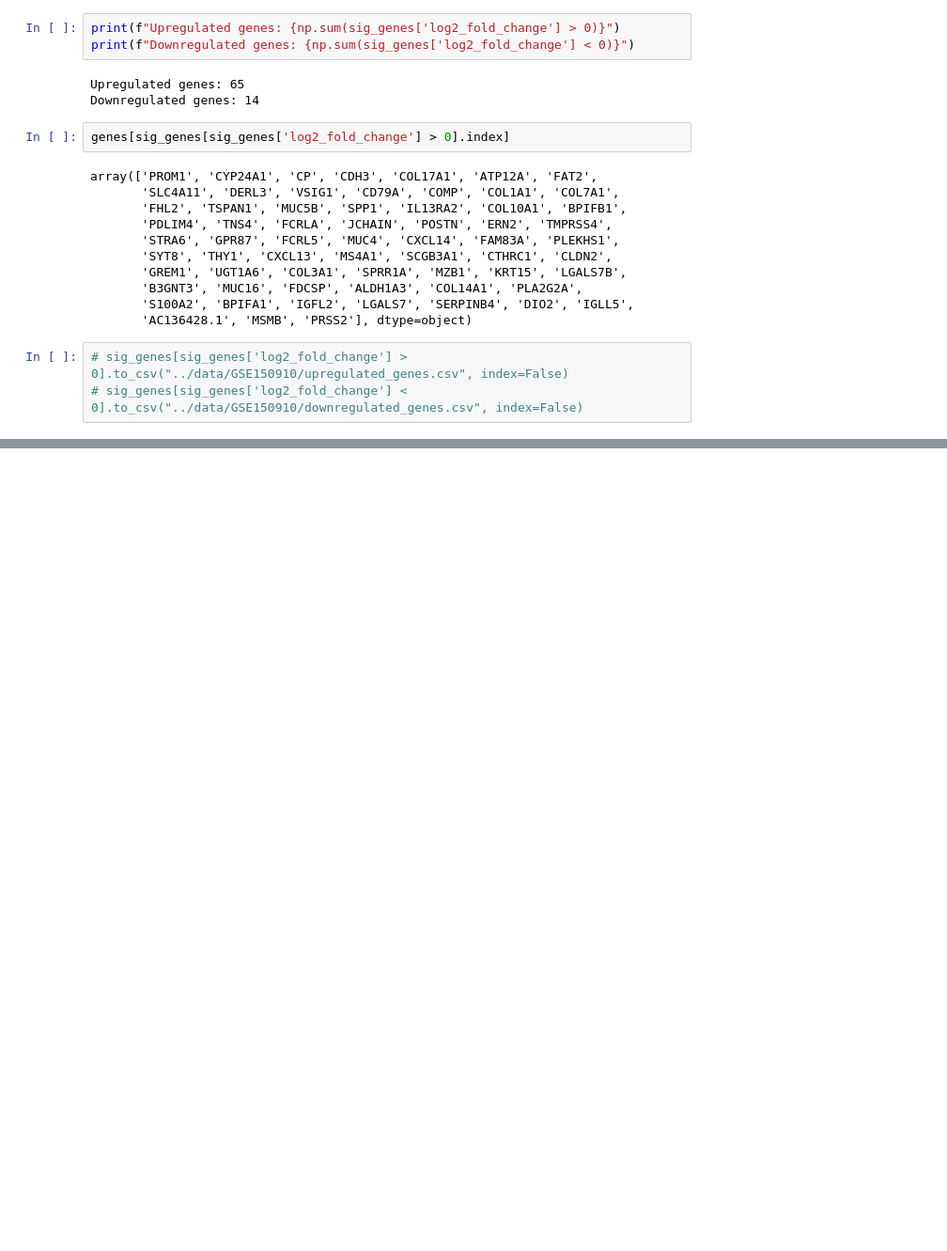
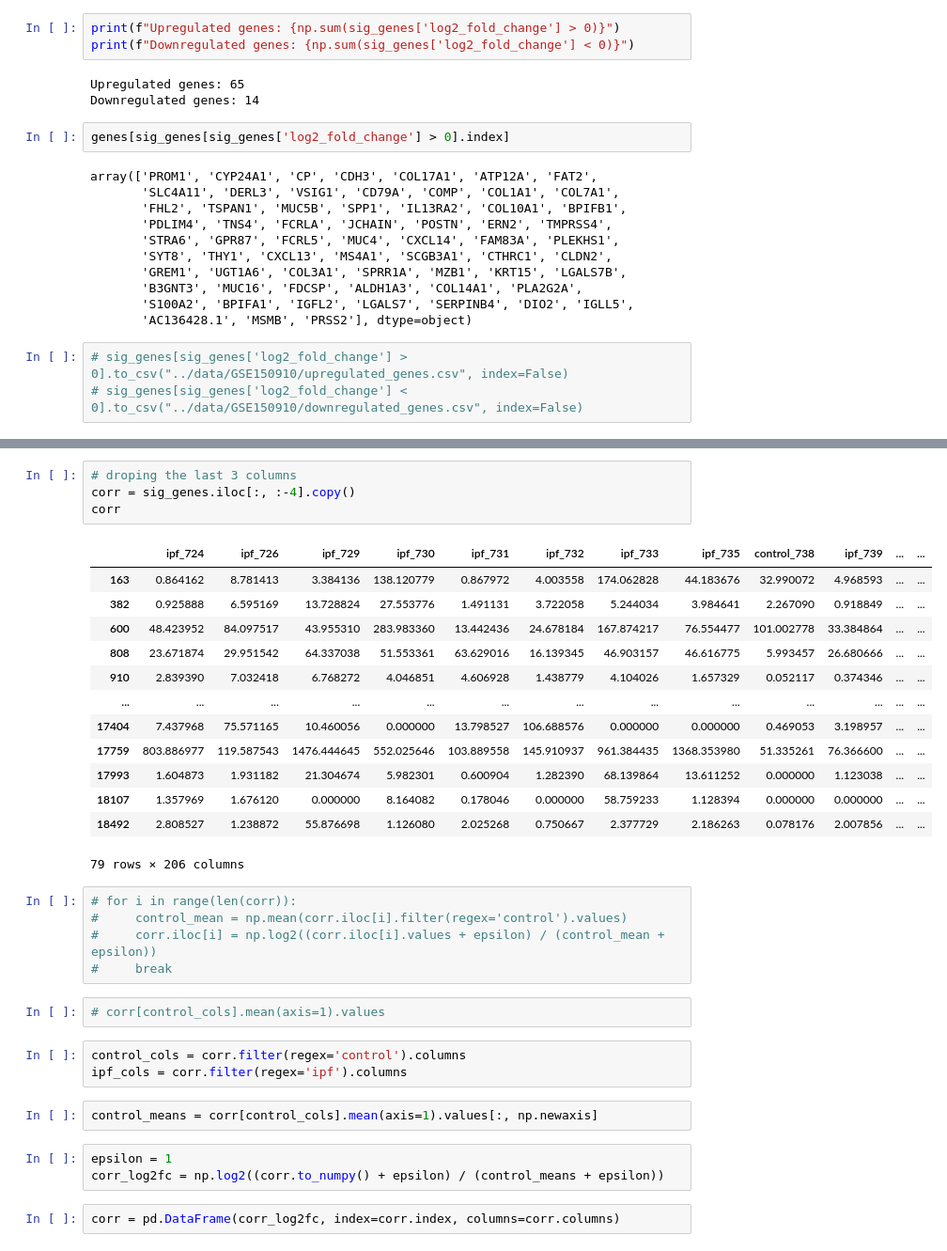
Before and after one commit to hamidrezaafraz/Intro-to-Bioinformatics, a Jupyter notebook: notebooks/differential_expression_analysis.ipynb, the cells around one changed output, grey strips where cells are left out. Shown at 94% size. Cells and saved outputs as stored; diff of their text form; blank space fills up the shorter version.

```diff
--- a/notebooks/differential_expression_analysis.ipynb
+++ b/notebooks/differential_expression_analysis.ipynb
@@ -196,0 +210,35 @@ array(['PROM1', 'CYP24A1', 'CP', 'CDH3', 'COL17A1', 'ATP12A', 'FAT2',
+# %%
+# droping the last 3 columns
+corr = sig_genes.iloc[:, :-4].copy()
+corr
+# %% [output]
+|  | ipf_724 | ipf_726 | ipf_729 | ipf_730 | ipf_731 | ipf_732 | ipf_733 | ipf_735 | control_738 | ipf_739 | ... | ... |
+| 163 | 0.864162 | 8.781413 | 3.384136 | 138.120779 | 0.867972 | 4.003558 | 174.062828 | 44.183676 | 32.990072 | 4.968593 | ... | ... |
+| 382 | 0.925888 | 6.595169 | 13.728824 | 27.553776 | 1.491131 | 3.722058 | 5.244034 | 3.984641 | 2.267090 | 0.918849 | ... | ... |
+| 600 | 48.423952 | 84.097517 | 43.955310 | 283.983360 | 13.442436 | 24.678184 | 167.874217 | 76.554477 | 101.002778 | 33.384864 | ... | ... |
+| 808 | 23.671874 | 29.951542 | 64.337038 | 51.553361 | 63.629016 | 16.139345 | 46.903157 | 46.616775 | 5.993457 | 26.680666 | ... | ... |
+| 910 | 2.839390 | 7.032418 | 6.768272 | 4.046851 | 4.606928 | 1.438779 | 4.104026 | 1.657329 | 0.052117 | 0.374346 | ... | ... |
+| ... | ... | ... | ... | ... | ... | ... | ... | ... | ... | ... | ... | ... |
+| 17404 | 7.437968 | 75.571165 | 10.460056 | 0.000000 | 13.798527 | 106.688576 | 0.000000 | 0.000000 | 0.469053 | 3.198957 | ... | ... |
+| 17759 | 803.886977 | 119.587543 | 1476.444645 | 552.025646 | 103.889558 | 145.910937 | 961.384435 | 1368.353980 | 51.335261 | 76.366600 | ... | ... |
+| 17993 | 1.604873 | 1.931182 | 21.304674 | 5.982301 | 0.600904 | 1.282390 | 68.139864 | 13.611252 | 0.000000 | 1.123038 | ... | ... |
+| 18107 | 1.357969 | 1.676120 | 0.000000 | 8.164082 | 0.178046 | 0.000000 | 58.759233 | 1.128394 | 0.000000 | 0.000000 | ... | ... |
+| 18492 | 2.808527 | 1.238872 | 55.876698 | 1.126080 | 2.025268 | 0.750667 | 2.377729 | 2.186263 | 0.078176 | 2.007856 | ... | ... |
+79 rows × 206 columns
+# %%
+# for i in range(len(corr)):
+#     control_mean = np.mean(corr.iloc[i].filter(regex='control').values)
+#     corr.iloc[i] = np.log2((corr.iloc[i].values + epsilon) / (control_mean + epsilon))
+#     break
+# %%
+# corr[control_cols].mean(axis=1).values
+# %%
+control_cols = corr.filter(regex='control').columns
+ipf_cols = corr.filter(regex='ipf').columns
+# %%
+control_means = corr[control_cols].mean(axis=1).values[:, np.newaxis]
+# %%
+epsilon = 1
+corr_log2fc = np.log2((corr.to_numpy() + epsilon) / (control_means + epsilon))
+# %%
+corr = pd.DataFrame(corr_log2fc, index=corr.index, columns=corr.columns)
```
Also changed, not shown: parts of 7 cells of this notebook, 5 other files.
